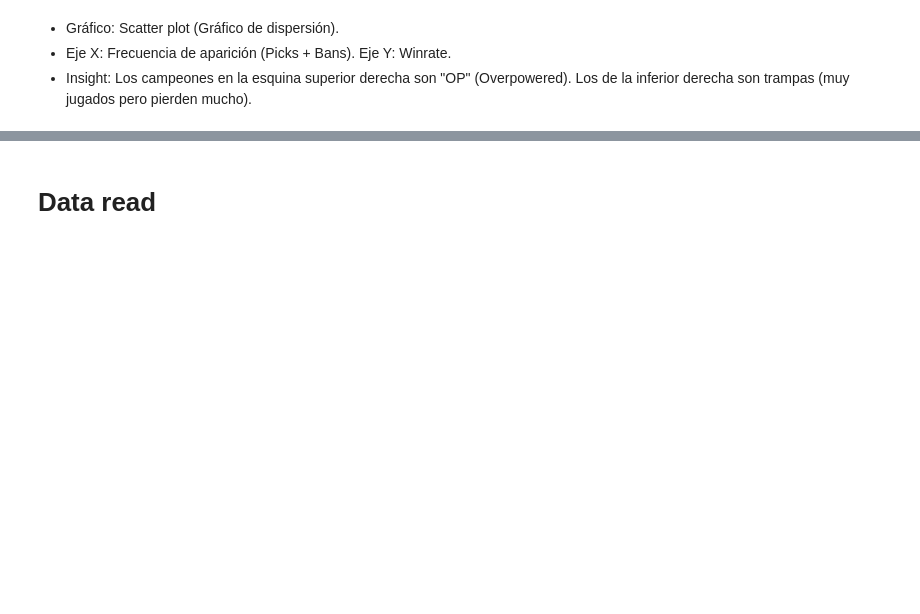
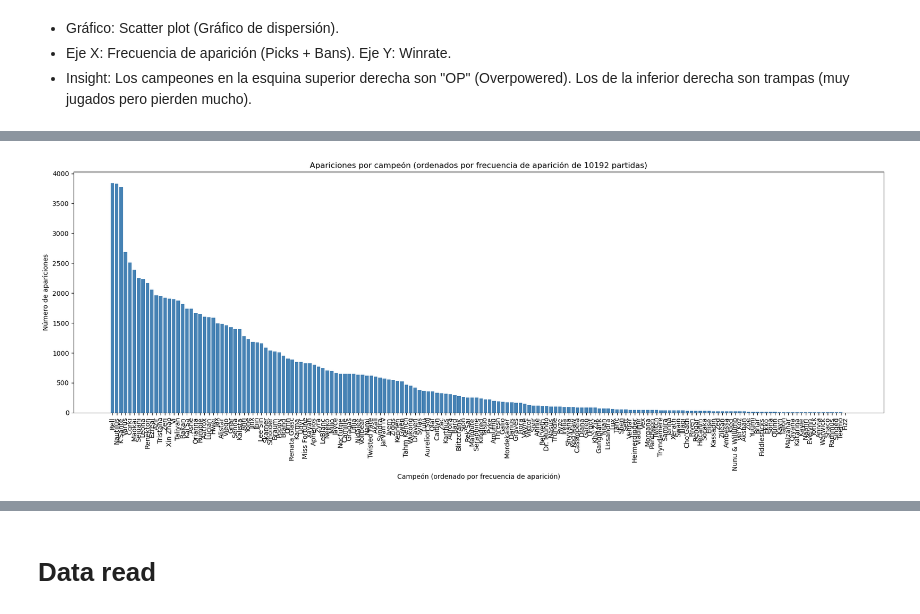
Before and after one commit to HAGSO2/Lol-Winrate-calc, a Jupyter notebook: Pre-procesing data/Pick ban rate vs champion winrate.ipynb, the cells around one changed output, grey strips where cells are left out. Drawn from its saved outputs; the diff is of its cells as text; code cells hidden in the pictures; blank space fills up the shorter version.

```diff
--- a/Pre-procesing data/Pick ban rate vs champion winrate.ipynb
+++ b/Pre-procesing data/Pick ban rate vs champion winrate.ipynb
@@ -21,0 +38,17 @@ warnings.filterwarnings('ignore', category=UserWarning, message='.*X does not ha
+# %%
+# Frecuencia de aparición de cada campeón
+apariciones = df["champion"].value_counts()
+# %%
+#% de pickrate del campeon
+pickrate = lambda partidas, campeon: round((campeon / partidas) * 100, 2)
+# %%
+estadisticas_picks = pd.DataFrame({
+    "Apariciones": apariciones,
+    "Pickrate": pickrate(partidas_totales,apariciones)
+}).fillna(0)
+# %%
+# Ordenar por frecuencia de aparición
+estadisticas_picks = estadisticas_picks.sort_values(by="Apariciones", ascending=False)
+
+# Posiciones del eje X
+x = np.arange(len(estadisticas_picks))
@@ -21,0 +75,13 @@ warnings.filterwarnings('ignore', category=UserWarning, message='.*X does not ha
+# %%
+plt.figure(figsize=(18,7))
+plt.bar(x, estadisticas_picks["Apariciones"], color="steelblue")
+
+plt.xticks(x, estadisticas_picks.index, rotation=90)
+plt.xlabel("Campeón (ordenado por frecuencia de aparición)")
+plt.ylabel("Número de apariciones")
+plt.title(f"Apariciones por campeón (ordenados por frecuencia de aparición de {partidas_totales} partidas)")
+
+plt.tight_layout()
+plt.show()
+# %% [output]
+[figure, added]
```
Also changed, not shown: parts of 31 cells of this notebook.
